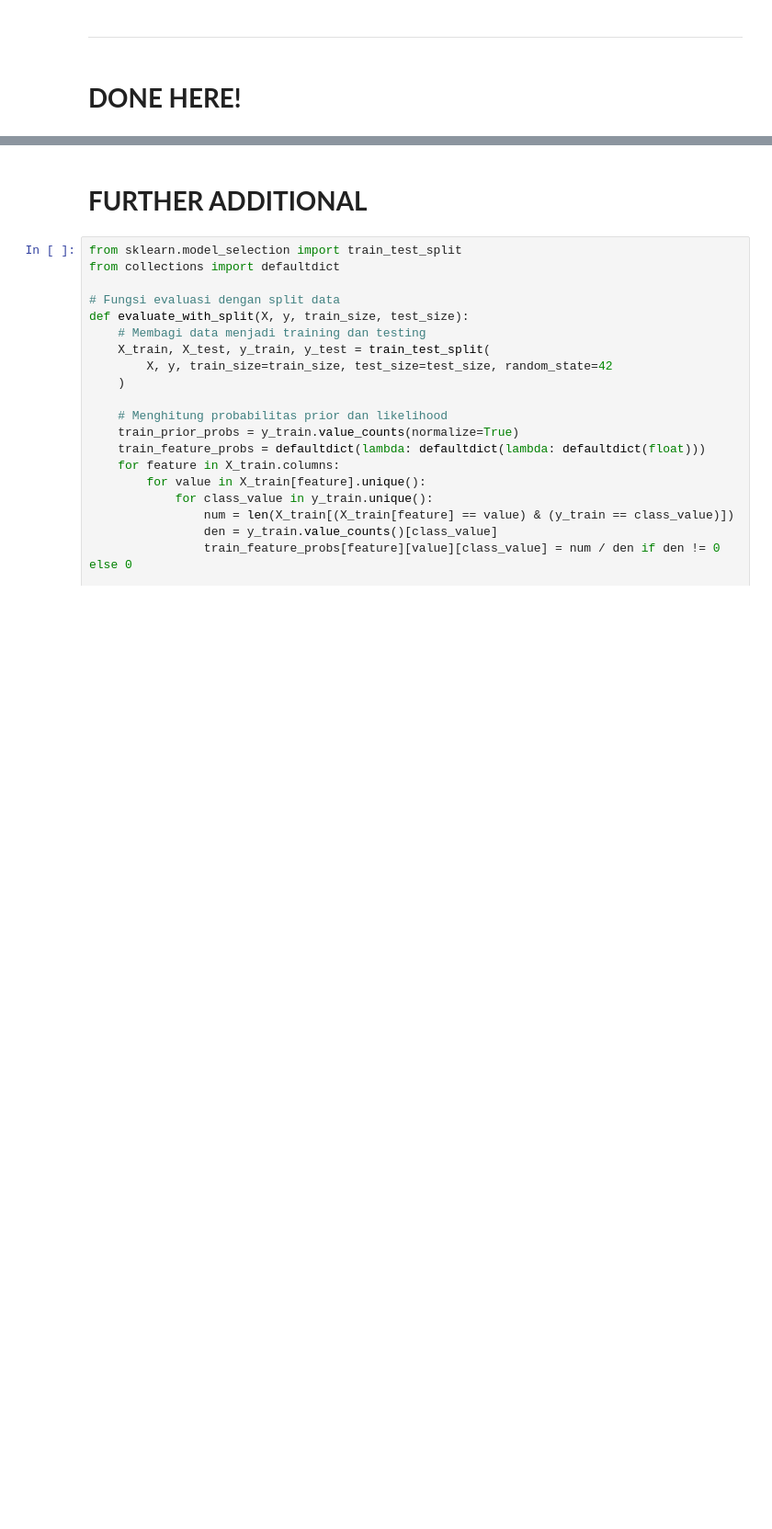
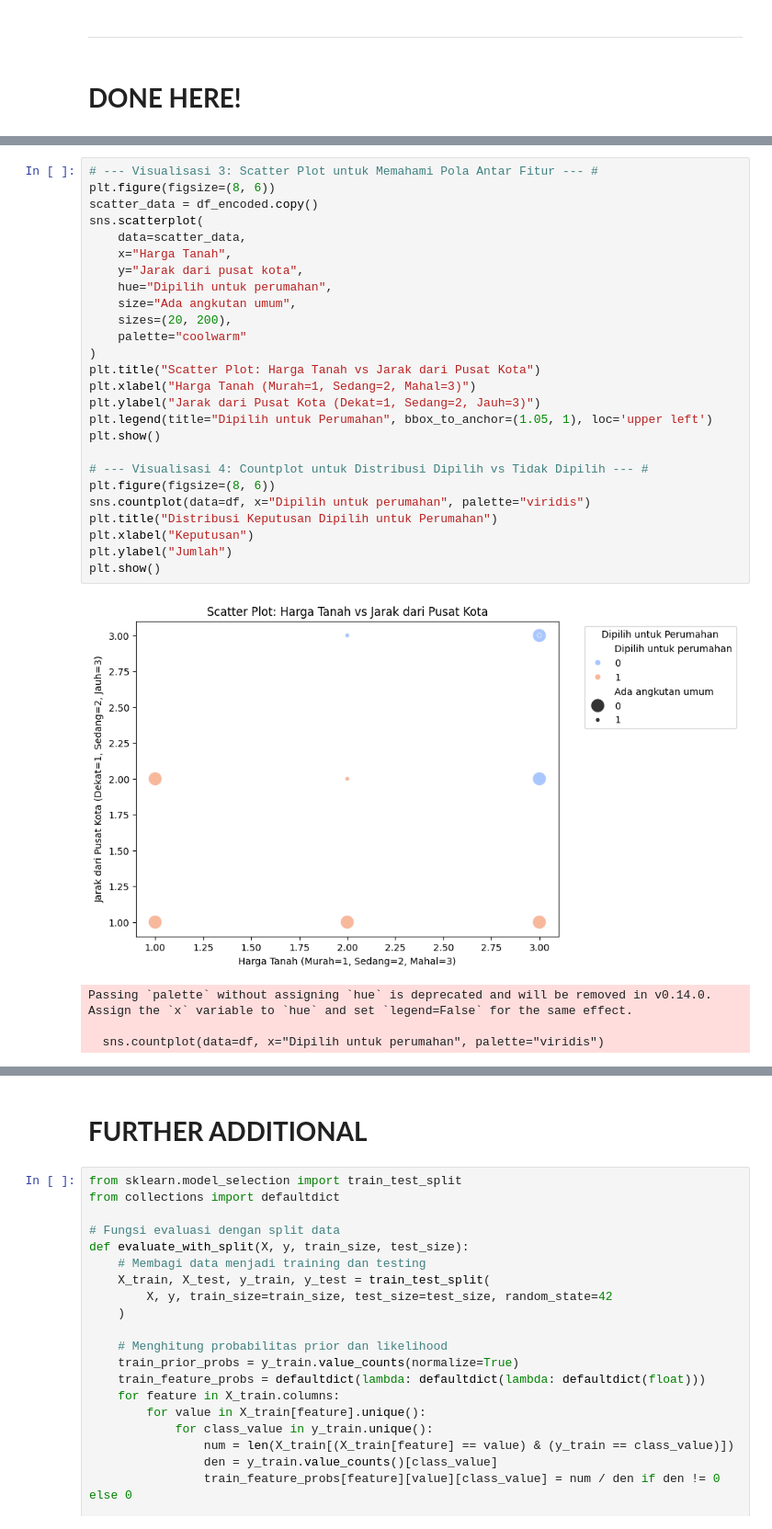
Before and after one commit to Fadelhamkaa/ML_Naive-Bayes_Manual-, a Jupyter notebook: LP4_Muhammad_Fadel_Hamka_60200122116.ipynb, the cells around one changed output, grey strips where cells are left out. Shown at 92% size. Saved outputs shown, nothing was run; the diff lists cells and outputs as text; blank space fills up the shorter version.

```diff
--- a/LP4_Muhammad_Fadel_Hamka_60200122116.ipynb
+++ b/LP4_Muhammad_Fadel_Hamka_60200122116.ipynb
@@ -414,0 +461,31 @@ Kelas yang diprediksi: Tidak
+# %%
+# --- Visualisasi 3: Scatter Plot untuk Memahami Pola Antar Fitur --- #
+plt.figure(figsize=(8, 6))
+scatter_data = df_encoded.copy()
+sns.scatterplot(
+    data=scatter_data,
+    x="Harga Tanah",
+    y="Jarak dari pusat kota",
+    hue="Dipilih untuk perumahan",
+    size="Ada angkutan umum",
+    sizes=(20, 200),
+    palette="coolwarm"
+)
+plt.title("Scatter Plot: Harga Tanah vs Jarak dari Pusat Kota")
+plt.xlabel("Harga Tanah (Murah=1, Sedang=2, Mahal=3)")
+plt.ylabel("Jarak dari Pusat Kota (Dekat=1, Sedang=2, Jauh=3)")
+plt.legend(title="Dipilih untuk Perumahan", bbox_to_anchor=(1.05, 1), loc='upper left')
+plt.show()
+
+# --- Visualisasi 4: Countplot untuk Distribusi Dipilih vs Tidak Dipilih --- #
+plt.figure(figsize=(8, 6))
+sns.countplot(data=df, x="Dipilih untuk perumahan", palette="viridis")
+plt.title("Distribusi Keputusan Dipilih untuk Perumahan")
+plt.xlabel("Keputusan")
+plt.ylabel("Jumlah")
+plt.show()
+# %% [output]
+[figure, added]
+Passing `palette` without assigning `hue` is deprecated and will be removed in v0.14.0. Assign the `x` variable to `hue` and set `legend=False` for the same effect.
+
+  sns.countplot(data=df, x="Dipilih untuk perumahan", palette="viridis")
```
Also changed, not shown: parts of 2 cells of this notebook.
